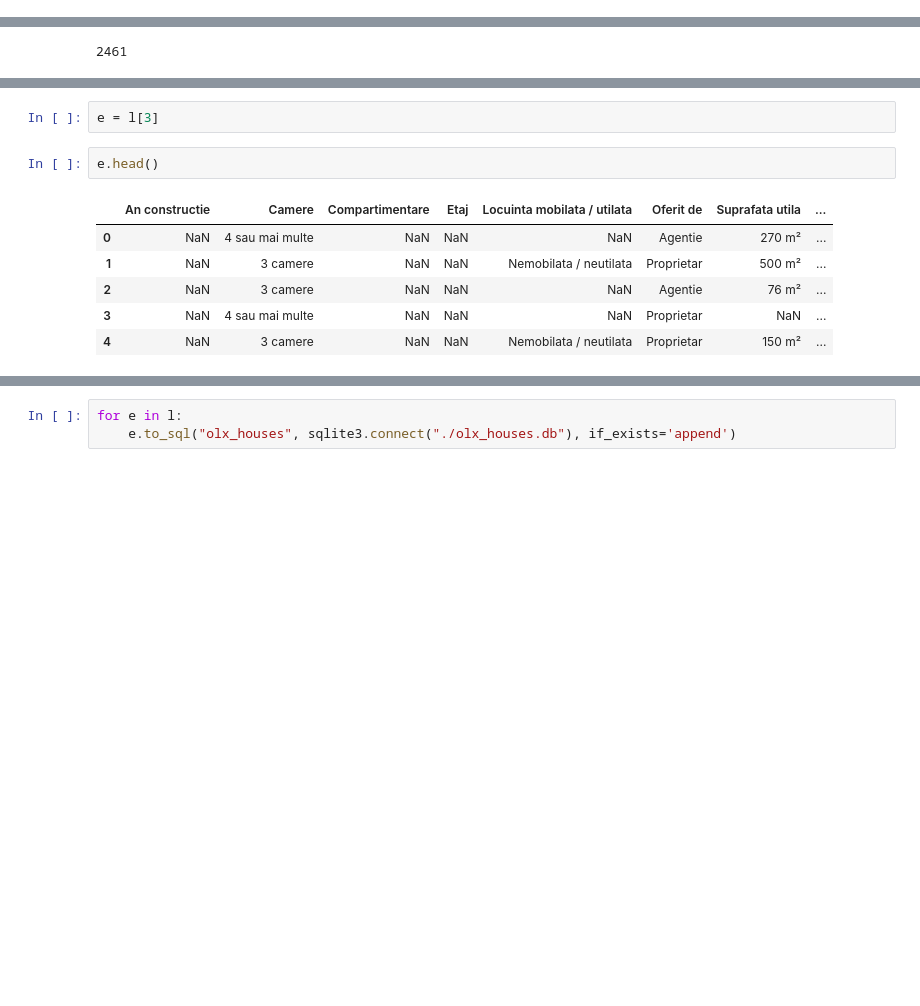
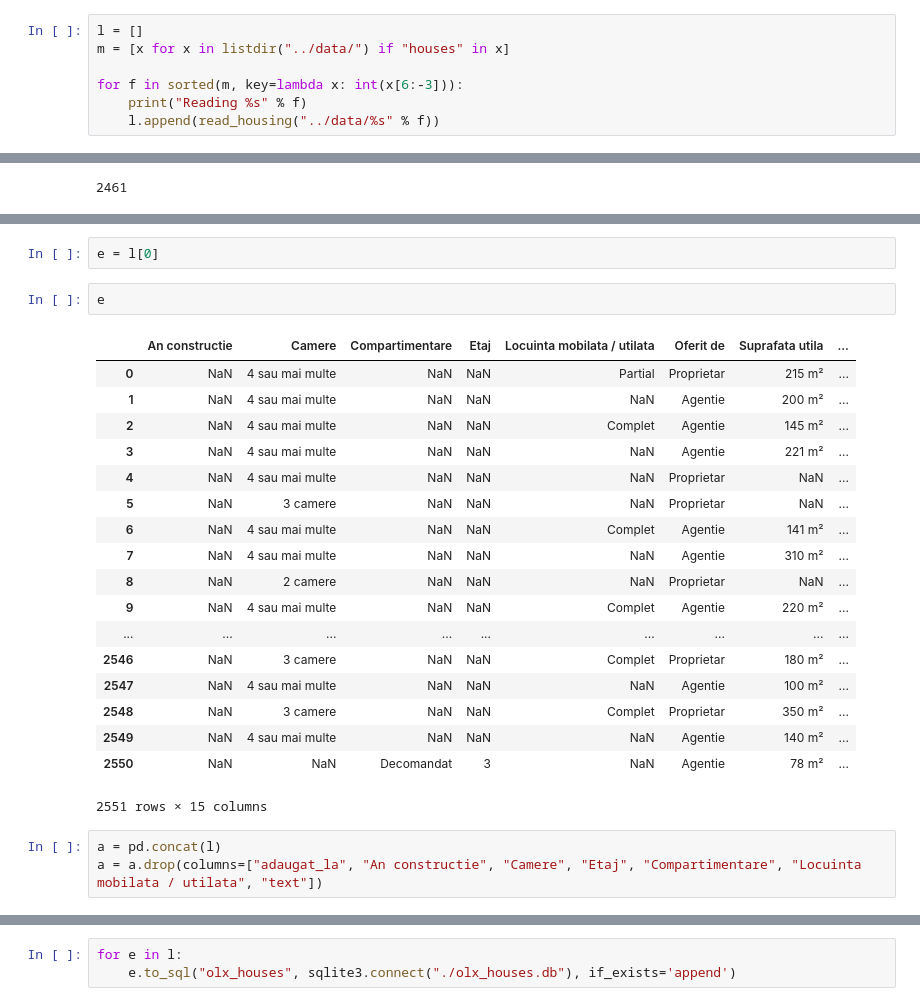
Before and after one commit to rolisz/olx_scrapy, a Jupyter notebook: notebooks/Timeslice.ipynb, the cells around one changed output, grey strips where cells are left out. Drawn from its saved outputs; the diff is of its cells as text; blank space fills up the shorter version.

```diff
--- a/notebooks/Timeslice.ipynb
+++ b/notebooks/Timeslice.ipynb
@@ -28,0 +7,7 @@ Reading 22
+# %%
+l = []
+m = [x for x in listdir("../data/") if "houses" in x]
+
+for f in sorted(m, key=lambda x: int(x[6:-3])):
+    print("Reading %s" % f)
+    l.append(read_housing("../data/%s" % f))
@@ -102,11 +105,26 @@ sum(news)
 # %%
-e = l[3]
+e = l[0]
 # %%
-e.head()
+e
 # %% [output]
 |  | An constructie | Camere | Compartimentare | Etaj | Locuinta mobilata / utilata | Oferit de | Suprafata utila | ... |
-| 0 | NaN | 4 sau mai multe | NaN | NaN | NaN | Agentie | 270 m² | ... |
-| 1 | NaN | 3 camere | NaN | NaN | Nemobilata / neutilata | Proprietar | 500 m² | ... |
-| 2 | NaN | 3 camere | NaN | NaN | NaN | Agentie | 76 m² | ... |
-| 3 | NaN | 4 sau mai multe | NaN | NaN | NaN | Proprietar | NaN | ... |
-| 4 | NaN | 3 camere | NaN | NaN | Nemobilata / neutilata | Proprietar | 150 m² | ... |
+| 0 | NaN | 4 sau mai multe | NaN | NaN | Partial | Proprietar | 215 m² | ... |
+| 1 | NaN | 4 sau mai multe | NaN | NaN | NaN | Agentie | 200 m² | ... |
+| 2 | NaN | 4 sau mai multe | NaN | NaN | Complet | Agentie | 145 m² | ... |
+| 3 | NaN | 4 sau mai multe | NaN | NaN | NaN | Agentie | 221 m² | ... |
+| 4 | NaN | 4 sau mai multe | NaN | NaN | NaN | Proprietar | NaN | ... |
+| 5 | NaN | 3 camere | NaN | NaN | NaN | Proprietar | NaN | ... |
+| 6 | NaN | 4 sau mai multe | NaN | NaN | Complet | Agentie | 141 m² | ... |
+| 7 | NaN | 4 sau mai multe | NaN | NaN | NaN | Agentie | 310 m² | ... |
+| 8 | NaN | 2 camere | NaN | NaN | NaN | Proprietar | NaN | ... |
+| 9 | NaN | 4 sau mai multe | NaN | NaN | Complet | Agentie | 220 m² | ... |
+| ... | ... | ... | ... | ... | ... | ... | ... | ... |
+| 2546 | NaN | 3 camere | NaN | NaN | Complet | Proprietar | 180 m² | ... |
+| 2547 | NaN | 4 sau mai multe | NaN | NaN | NaN | Agentie | 100 m² | ... |
+| 2548 | NaN | 3 camere | NaN | NaN | Complet | Proprietar | 350 m² | ... |
+| 2549 | NaN | 4 sau mai multe | NaN | NaN | NaN | Agentie | 140 m² | ... |
+| 2550 | NaN | NaN | Decomandat | 3 | NaN | Agentie | 78 m² | ... |
+2551 rows × 15 columns
+# %%
+a = pd.concat(l)
+a = a.drop(columns=["adaugat_la", "An constructie", "Camere", "Etaj", "Compartimentare", "Locuinta mobilata / utilata", "text"])
```
Also changed, not shown: parts of 17 cells of this notebook, 1 other file.
